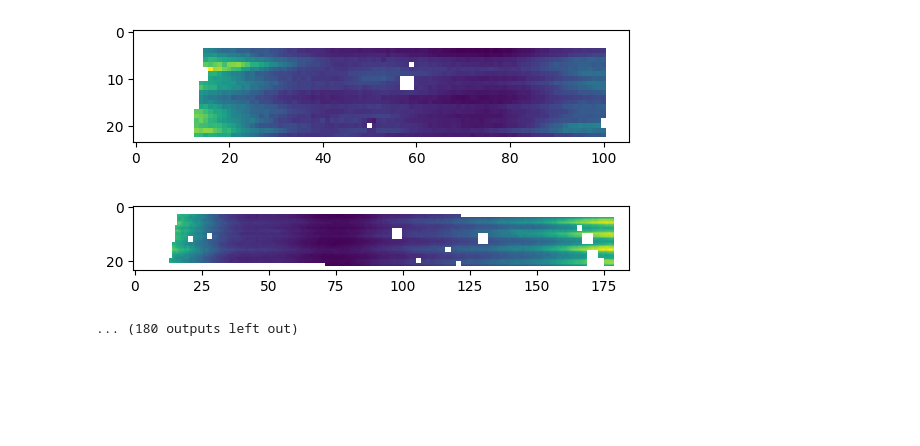
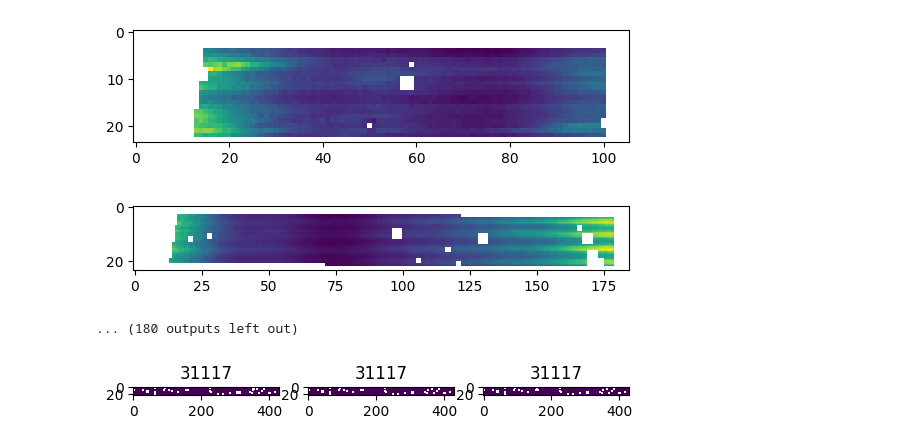
Before and after one commit to TimEpsilon/BetterNIRSpecBackground, a Jupyter notebook: TestStage2/Background_Testing.ipynb, the cells around one changed output. Drawn from its saved outputs; the diff is of its cells as text; code cells hidden in the pictures; blank space fills up the shorter version.

Commit message:
Testing on Source ID at stage 2

```diff
--- a/TestStage2/Background_Testing.ipynb
+++ b/TestStage2/Background_Testing.ipynb
@@ -824,3 +826,46 @@ CrdsDownloadError: Failed caching mapping files: Error fetching data for 'jwst_s
 [figure]
 [figure]
 ... (180 outputs left out)
+# %%
+with fits.open("jw01345063001_03101_00001_nrs1_srctype.fits") as hdul2:
+    with fits.open("jw01345063001_03101_00002_nrs1_srctype.fits") as hdul1:
+        with fits.open("jw01345063001_03101_00003_nrs1_srctype.fits") as hdul3:
+            n = 0
+            for i,hdu in enumerate(hdul1):
+                if not (hdu.name == "SCI"):
+                    continue
+
+                hdr1 = hdu.header
+                data1 = hdu.data
+                hdr2 = hdul2[i].header
+                data2 = hdul2[i].data
+                hdr3 = hdul3[i].header
+                data3 = hdul3[i].data
+
+                if hdr1["SHUTSTA"] == 'x':
+                    continue
+
+                srcid = 31117
+                if not hdr1["SOURCEID"] == srcid and not hdr2["SOURCEID"] == srcid and not hdr3["SOURCEID"] == srcid:
+                    continue
+
+                if n > 10:
+                    break
+                n+=1
+
+
+
+
+                plt.figure()
+                plt.subplot(1,3,1)
+                plt.imshow(data1)
+                plt.title(hdr1["SOURCEID"])
+                plt.subplot(1,3,2)
+                plt.imshow(data2)
+                plt.title(hdr2["SOURCEID"])
+                plt.subplot(1,3,3)
+                plt.imshow(data3)
+                plt.title(hdr3["SOURCEID"])
+                plt.show()
+# %% [output]
+[figure, added]
```
Also changed, not shown: parts of 1 cell of this notebook, 2 other files.
